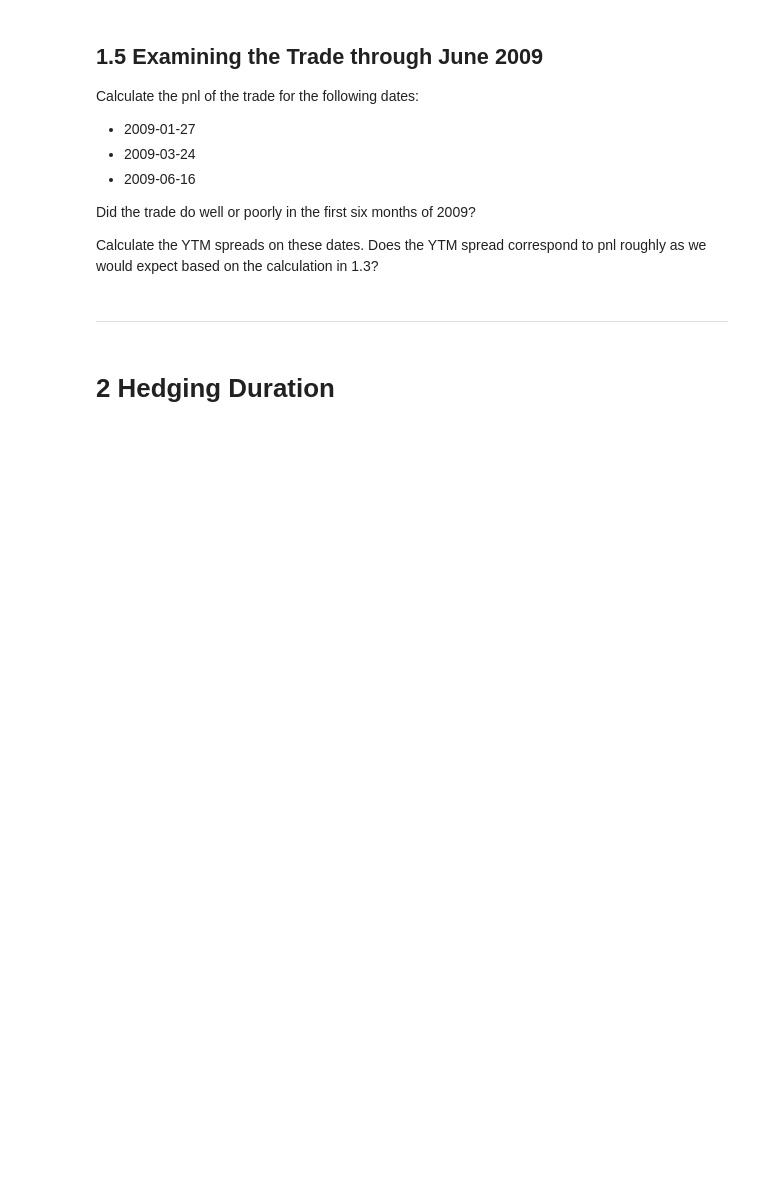
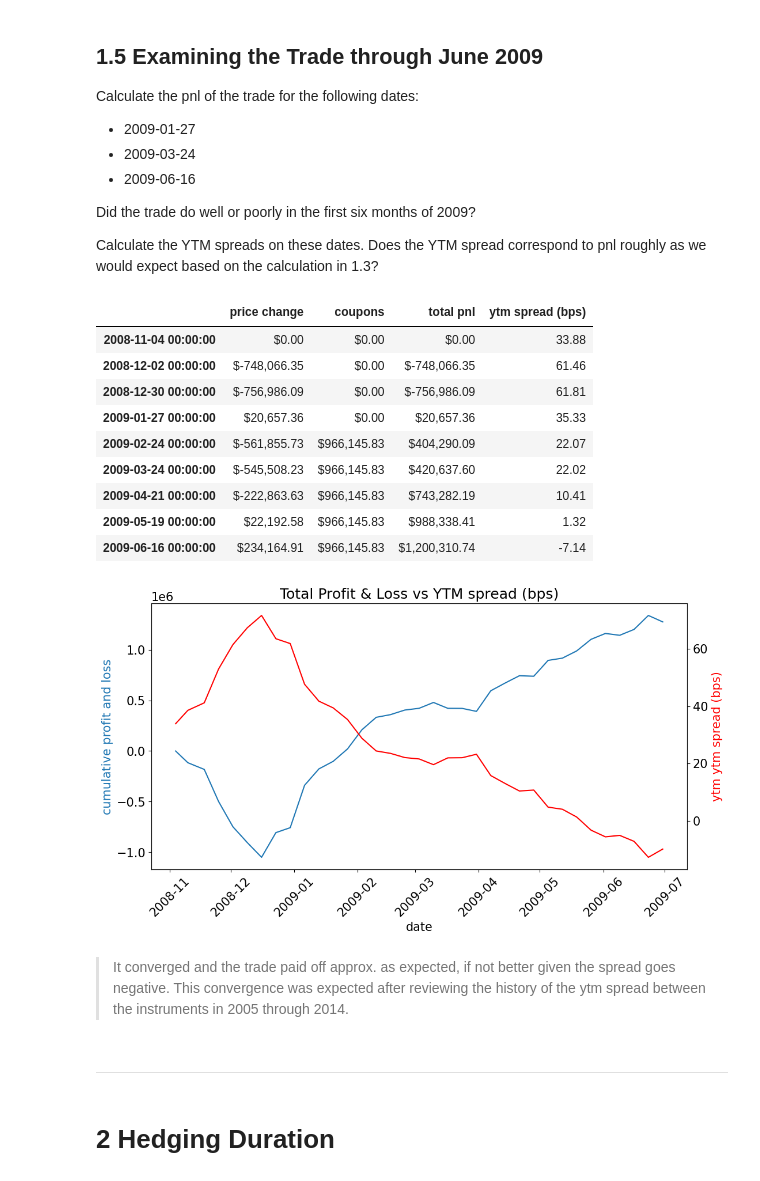
Before and after one commit to nicklewis-16/finm-fixedincome-2024, a Jupyter notebook: homeworks/Homework 2.ipynb, the cells around one changed output. Saved outputs shown, nothing was run; the diff lists cells and outputs as text; code cells hidden in the pictures; blank space fills up the shorter version.

```diff
--- a/homeworks/Homework 2.ipynb
+++ b/homeworks/Homework 2.ipynb
@@ -933,6 +935,43 @@ Calculate the pnl of the trade for the following dates:
 Did the trade do well or poorly in the first six months of 2009?
 
 Calculate the YTM spreads on these dates. Does the YTM spread correspond to pnl roughly as we would expect based on the calculation in 1.3?
+# %%
+n_weeks = 35
+trade_long, fmt_dict = trade_evolution(date, tab.loc['maturity date',keyShort], n_weeks,
+                                    balsheet, dirty, duration, financing, tab.loc['coupon rate'], keyLong, keyShort)
+
+summary_long = trade_long[['price change','coupons','total pnl']].join(spread,how='left')
+fmt = fmt_dict
+fmt['ytm spread (bps)'] = '{:.2f}'
+display(summary_long.iloc[::4,:].style.format(fmt,na_rep=''))
+
+fig, ax = plt.subplots()
+
+ax.plot(summary_long[['total pnl']])
+ax.set_xlabel('date');
+ax.set_ylabel('cumulative profit and loss',color=ax.get_lines()[-1].get_color())
+ax.tick_params(axis='x', rotation=45)
+
+ax2 = ax.twinx()
+ax2.plot(summary_long[['ytm spread (bps)']], color='r')
+ax2.set_ylabel('ytm ytm spread (bps)',color=ax2.get_lines()[-1].get_color())
+
+ax.set_title('Total Profit & Loss vs YTM spread (bps)')
+plt.show()
+# %% [output]
+|  | price change | coupons | total pnl | ytm spread (bps) |
+| 2008-11-04 00:00:00 | $0.00 | $0.00 | $0.00 | 33.88 |
+| 2008-12-02 00:00:00 | $-748,066.35 | $0.00 | $-748,066.35 | 61.46 |
+| 2008-12-30 00:00:00 | $-756,986.09 | $0.00 | $-756,986.09 | 61.81 |
+| 2009-01-27 00:00:00 | $20,657.36 | $0.00 | $20,657.36 | 35.33 |
+| 2009-02-24 00:00:00 | $-561,855.73 | $966,145.83 | $404,290.09 | 22.07 |
+| 2009-03-24 00:00:00 | $-545,508.23 | $966,145.83 | $420,637.60 | 22.02 |
+| 2009-04-21 00:00:00 | $-222,863.63 | $966,145.83 | $743,282.19 | 10.41 |
+| 2009-05-19 00:00:00 | $22,192.58 | $966,145.83 | $988,338.41 | 1.32 |
+| 2009-06-16 00:00:00 | $234,164.91 | $966,145.83 | $1,200,310.74 | -7.14 |
+[figure, added]
+# %% [markdown]
+> It converged and the trade paid off approx. as expected, if not better given the spread goes negative. This convergence was expected after reviewing the history of the ytm spread between the instruments in 2005 through 2014.
 # %% [markdown]
 ***
 # %% [markdown]
```
Also changed, not shown: parts of 4 cells of this notebook.
